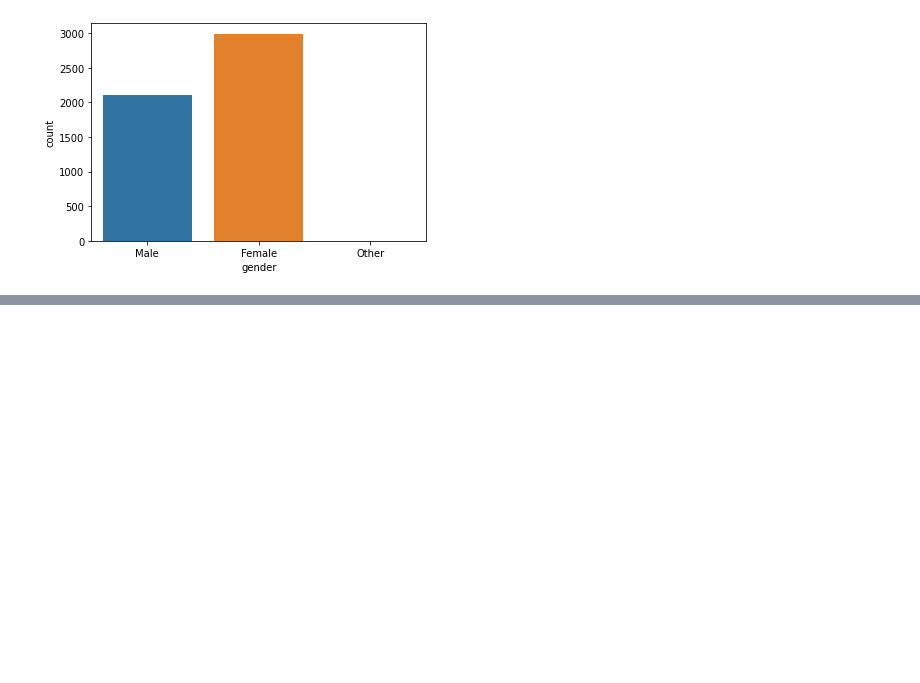
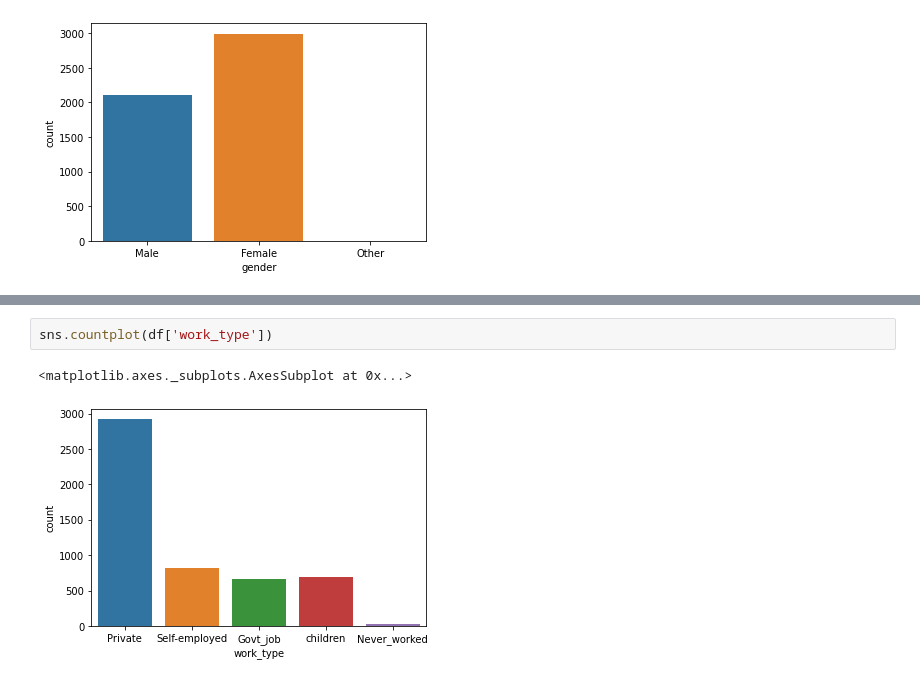
Before and after one commit to zisx96/heart-disease-P, a Jupyter notebook: heart.ipynb, the cells around one changed output, grey strips where cells are left out. Cells and saved outputs as stored; diff of their text form; blank space fills up the shorter version.

```diff
--- a/heart.ipynb
+++ b/heart.ipynb
@@ -250,0 +256,5 @@ sns.countplot(df['gender'])
+# %%
+sns.countplot(df['work_type'])
+# %% [output]
+<matplotlib.axes._subplots.AxesSubplot at 0x...>
+[figure, added]
```
Also changed, not shown: parts of 29 cells of this notebook.
